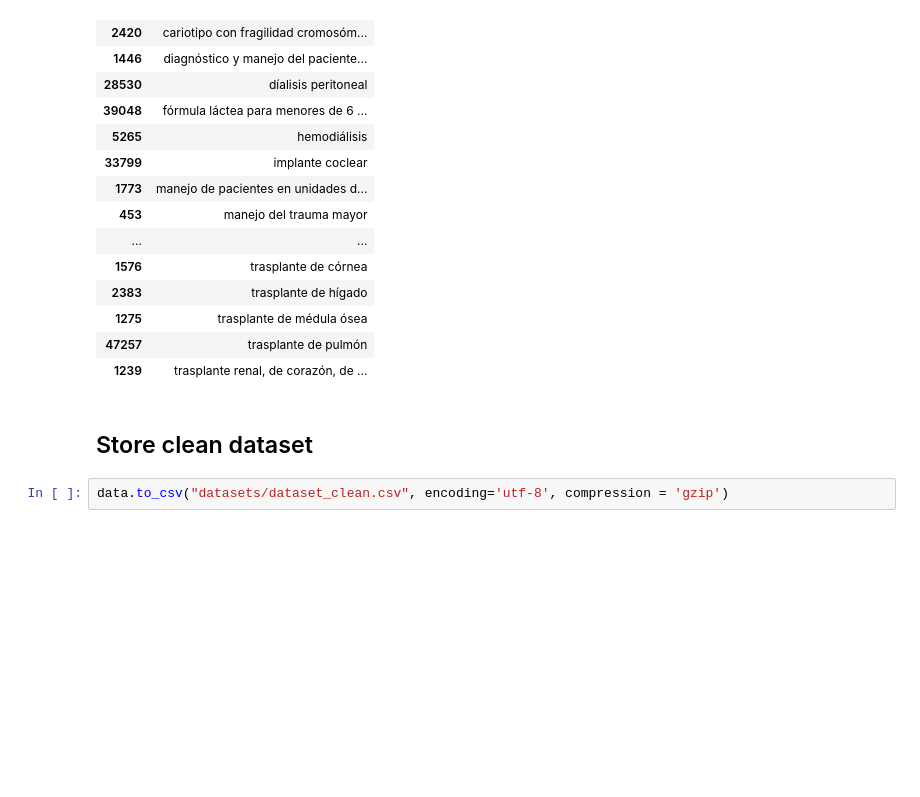
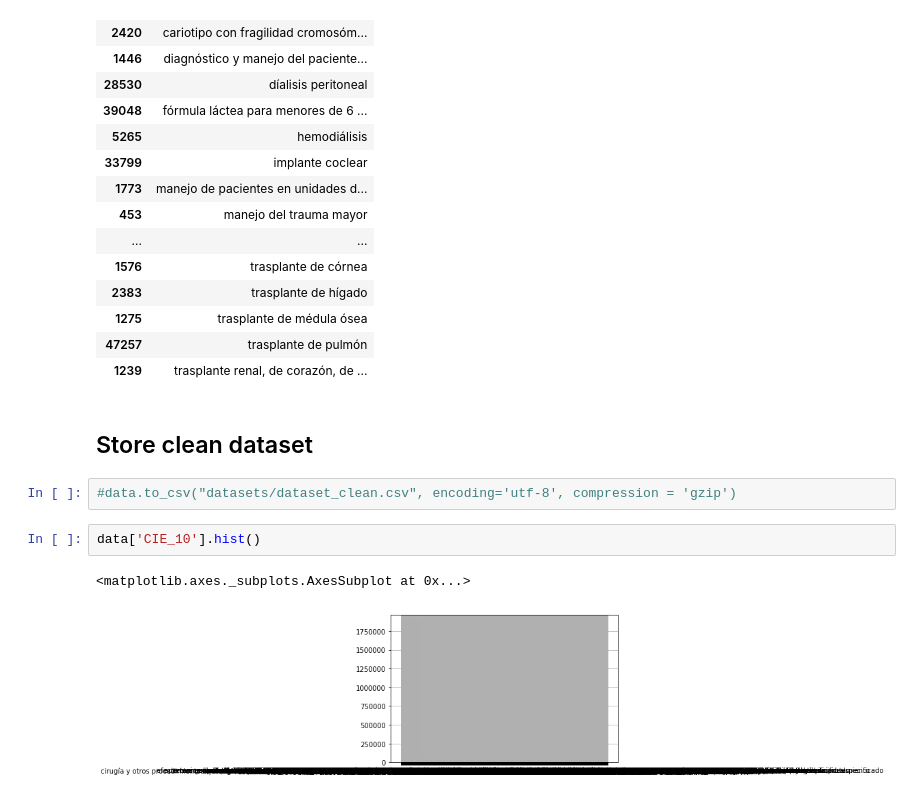
Before and after one commit to mrugeles/capstone-project, a Jupyter notebook: 1) Dataset - Cleaning.ipynb, the cells around one changed output. Drawn from its saved outputs; the diff is of its cells as text; blank space fills up the shorter version.

```diff
--- a/1) Dataset - Cleaning.ipynb
+++ b/1) Dataset - Cleaning.ipynb
@@ -428,4 +411,9 @@ display(data[['ALTO_COSTO']].drop_duplicates().sort_values(by=['ALTO_COSTO']))
 # %% [markdown]
 ## Store clean dataset
 # %%
-data.to_csv("datasets/dataset_clean.csv", encoding='utf-8', compression = 'gzip')
+#data.to_csv("datasets/dataset_clean.csv", encoding='utf-8', compression = 'gzip')
+# %%
+data['CIE_10'].hist()
+# %% [output]
+<matplotlib.axes._subplots.AxesSubplot at 0x...>
+[figure, added]
```
Also changed, not shown: parts of 4 cells of this notebook, 19 other files.
